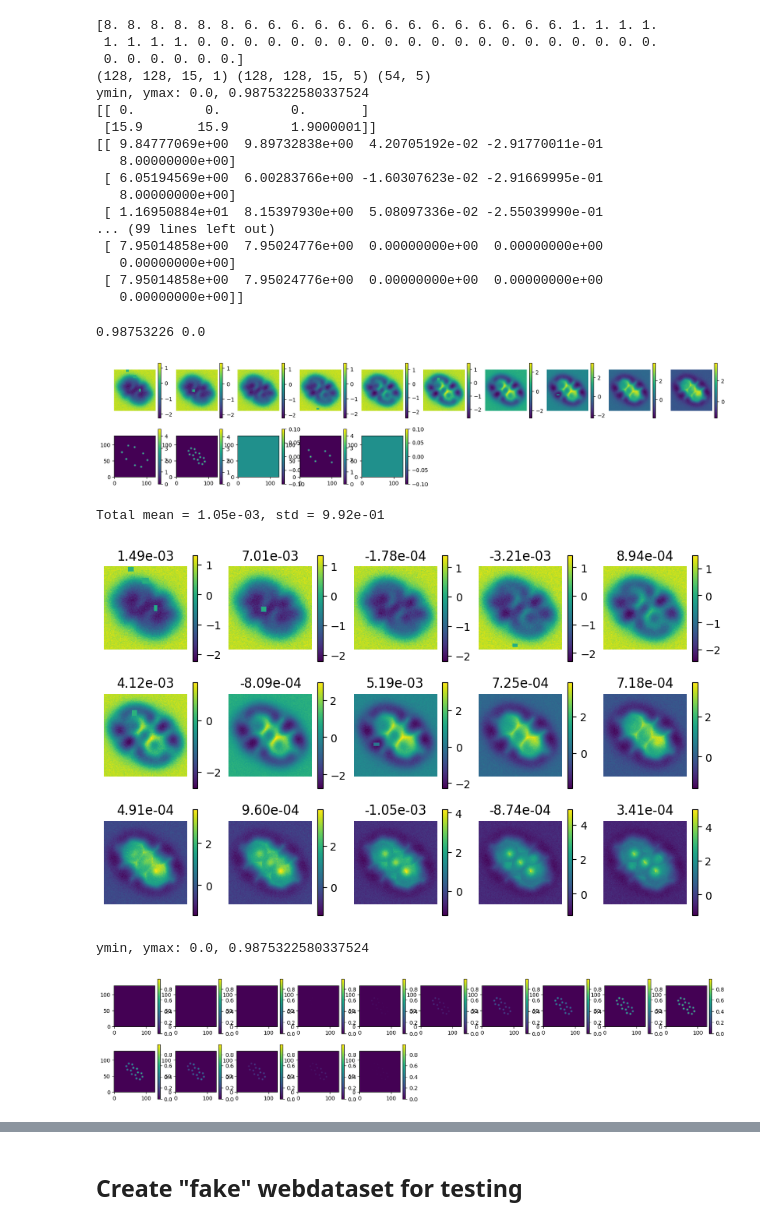
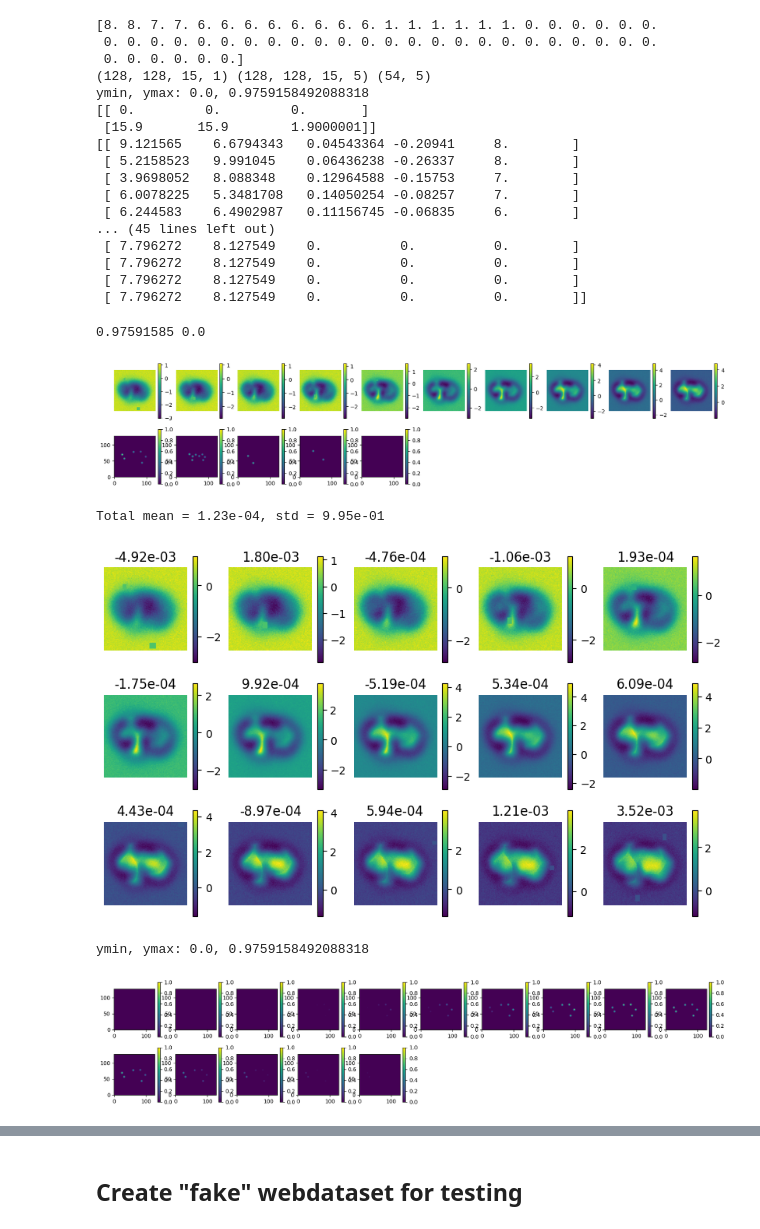
Before and after one commit to LauriKurki/molecule-net, a Jupyter notebook: notebooks/test_input_pipeline.ipynb, the cells around one changed output, grey strips where cells are left out. Cells and saved outputs as stored; diff of their text form; code cells hidden in the pictures.

```diff
--- a/notebooks/test_input_pipeline.ipynb
+++ b/notebooks/test_input_pipeline.ipynb
@@ -24,7 +24,7 @@ config = attention_test.get_config()
 config.train_molecules = (0, 90000)
 config.val_molecules = (90000, 100000)
 config.rng_seed = 0
-config.root_dir = root_dirs.get_root_dir()
+config.root_dir = root_dirs.get_root_dir("afms_rebias")
 config.num_workers = 8
 config.batch_size = 1
 config.interpolate_input_z = 15
@@ -59,4 +56,5 @@ batch = next(ds)
 # %%
+batch = next(ds)
 x = batch['images'][0]
 y = batch['atom_map'][0]
 xyz = batch['xyz'][0]
@@ -68,41 +66,41 @@ print(f"ymin, ymax: {y.min()}, {y.max()}")
 print(sw)
 print(xyz)
 # %% [output]
-[8. 8. 8. 8. 8. 8. 6. 6. 6. 6. 6. 6. 6. 6. 6. 6. 6. 6. 6. 6. 1. 1. 1. 1.
- 1. 1. 1. 1. 0. 0. 0. 0. 0. 0. 0. 0. 0. 0. 0. 0. 0. 0. 0. 0. 0. 0. 0. 0.
+[8. 8. 7. 7. 6. 6. 6. 6. 6. 6. 6. 6. 1. 1. 1. 1. 1. 1. 0. 0. 0. 0. 0. 0.
+ 0. 0. 0. 0. 0. 0. 0. 0. 0. 0. 0. 0. 0. 0. 0. 0. 0. 0. 0. 0. 0. 0. 0. 0.
  0. 0. 0. 0. 0. 0.]
 (128, 128, 15, 1) (128, 128, 15, 5) (54, 5)
-ymin, ymax: 0.0, 0.9875322580337524
+ymin, ymax: 0.0, 0.9759158492088318
 [[ 0.         0.         0.       ]
  [15.9       15.9        1.9000001]]
-[[ 9.84777069e+00  9.89732838e+00  4.20705192e-02 -2.91770011e-01
-   8.00000000e+00]
- [ 6.05194569e+00  6.00283766e+00 -1.60307623e-02 -2.91669995e-01
-   8.00000000e+00]
- [ 1.16950884e+01  8.15397930e+00  5.08097336e-02 -2.55039990e-01
-... (99 lines left out)
- [ 7.95014858e+00  7.95024776e+00  0.00000000e+00  0.00000000e+00
-   0.00000000e+00]
- [ 7.95014858e+00  7.95024776e+00  0.00000000e+00  0.00000000e+00
-   0.00000000e+00]]
+[[ 9.121565    6.6794343   0.04543364 -0.20941     8.        ]
+ [ 5.2158523   9.991045    0.06436238 -0.26337     8.        ]
+ [ 3.9698052   8.088348    0.12964588 -0.15753     7.        ]
+ [ 6.0078225   5.3481708   0.14050254 -0.08257     7.        ]
+ [ 6.244583    6.4902987   0.11156745 -0.06835     6.        ]
+... (45 lines left out)
+ [ 7.796272    8.127549    0.          0.          0.        ]
+ [ 7.796272    8.127549    0.          0.          0.        ]
+ [ 7.796272    8.127549    0.          0.          0.        ]
+ [ 7.796272    8.127549    0.          0.          0.        ]]
 # %%
 fig = plt.figure(figsize=(20, 4))
 for i in range(10):
     ax = plt.subplot(2, 10, i + 1)
     im = plt.imshow(x[..., i, 0], origin='lower')
     plt.colorbar(im)
     ax.axis('off')
 
 ymax, ymin = y.max(), y.min()
 for i in range(5):
     ax = plt.subplot(2, 10, 10 + i + 1)
-    im = plt.imshow(y[..., i].sum(axis=-1), origin='lower')
+    im = plt.imshow(y[..., -5, i], origin='lower', vmin=0, vmax=1)
     plt.colorbar(im)
 
 print(ymax, ymin)
 # %% [output]
-0.98753226 0.0
+0.97591585 0.0
-[figure, old version]
+[figure, new version]
 # %%
 ncols = 5
 nrows = x.shape[-2] // ncols
@@ -119,22 +117,22 @@ for i in range(x.shape[-2]):
 
 print(f"Total mean = {x.mean():.2e}, std = {x.std():.2e}")
 # %% [output]
-Total mean = 1.05e-03, std = 9.92e-01
+Total mean = 1.23e-04, std = 9.95e-01
-[figure, old version]
+[figure, new version]
 # %%
 # Plot entire stack of y[..., -1]
-channel = 1
+channel = 0
 ymin, ymax = y.min(), y.max()
 print(f"ymin, ymax: {ymin}, {ymax}")
 
 fig = plt.figure(figsize=(20, 4))
 for i in range(y.shape[-2]):
     ax = plt.subplot(2, 10, i + 1)
-    im = plt.imshow(y[..., i, channel], origin='lower', vmin=ymin, vmax=ymax)
+    im = plt.imshow(y[..., i, channel], origin='lower', vmin=0, vmax=1)
     plt.colorbar(im)
 # %% [output]
-ymin, ymax: 0.0, 0.9875322580337524
+ymin, ymax: 0.0, 0.9759158492088318
-[figure, old version]
+[figure, new version]
 # %%
 mol = ase.Atoms(positions=xyz[:, :3], numbers=xyz[:, -1].astype(int))
 print(mol.positions, mol.numbers)
```
Also changed, not shown: parts of 3 cells of this notebook, 1 other file.
